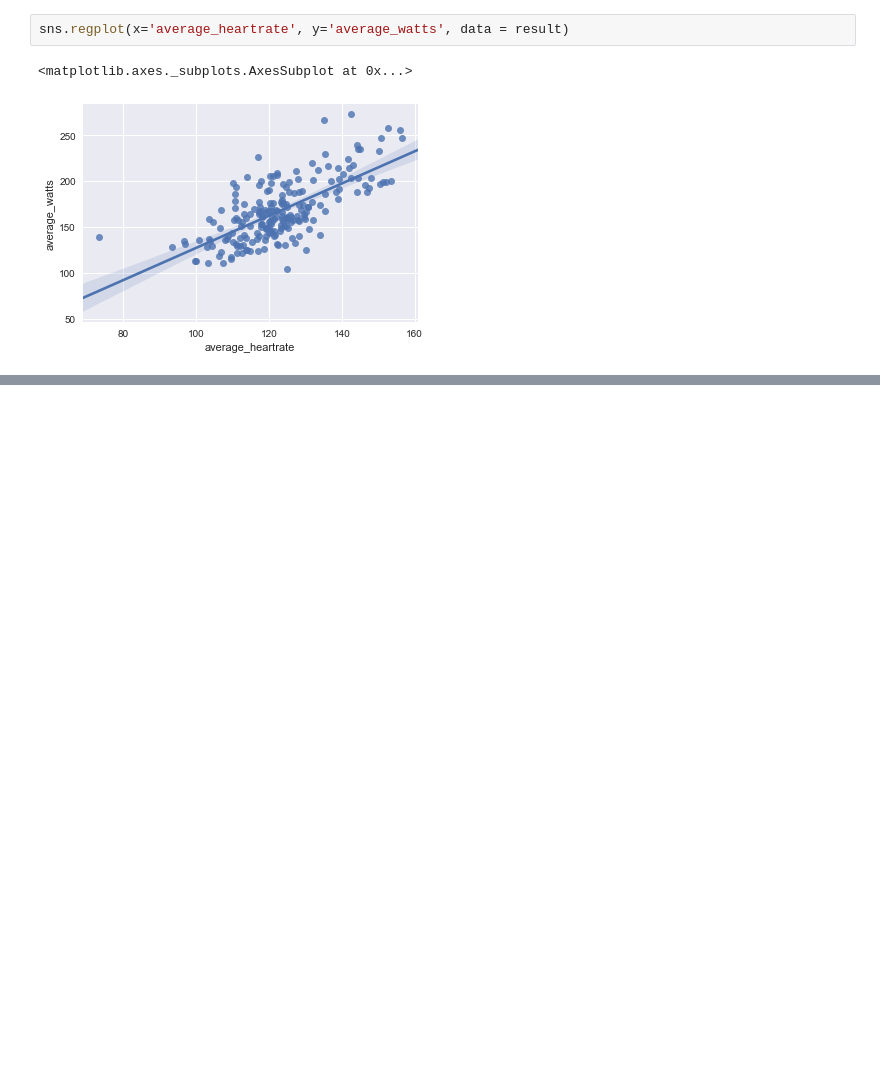
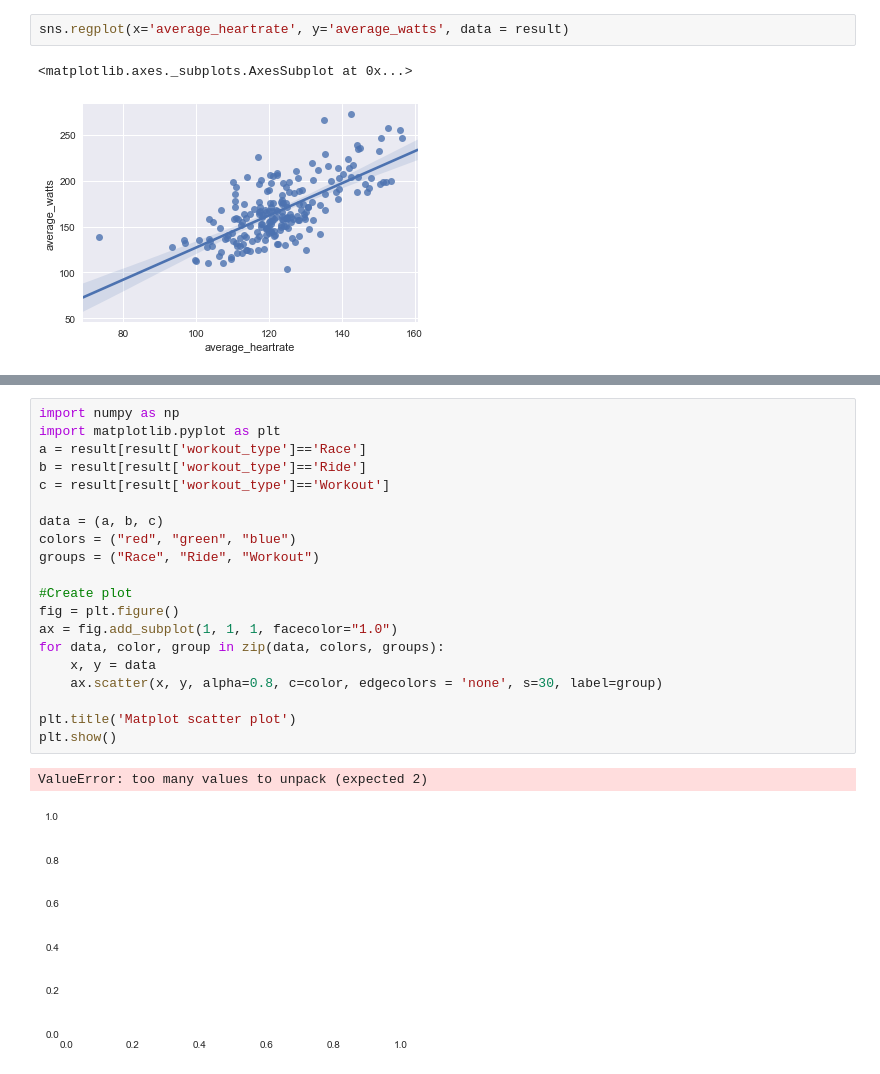
Before and after one commit to garyliu427/portfolio-2019-garyliu427, a Jupyter notebook: Portfolio 1.ipynb, the cells around one changed output, grey strips where cells are left out. Drawn from its saved outputs; the diff is of its cells as text; blank space fills up the shorter version.

```diff
--- a/Portfolio 1.ipynb
+++ b/Portfolio 1.ipynb
@@ -239,0 +219,23 @@ array([[<matplotlib.axes._subplots.AxesSubplot object at 0x...>,
+# %%
+import numpy as np
+import matplotlib.pyplot as plt
+a = result[result['workout_type']=='Race']
+b = result[result['workout_type']=='Ride']
+c = result[result['workout_type']=='Workout']
+
+data = (a, b, c)
+colors = ("red", "green", "blue")
+groups = ("Race", "Ride", "Workout")
+
+#Create plot
+fig = plt.figure()
+ax = fig.add_subplot(1, 1, 1, facecolor="1.0")
+for data, color, group in zip(data, colors, groups):
+    x, y = data
+    ax.scatter(x, y, alpha=0.8, c=color, edgecolors = 'none', s=30, label=group)
+
+plt.title('Matplot scatter plot')
+plt.show()
+# %% [output]
+ValueError: too many values to unpack (expected 2)
+[figure, added]
```
Also changed, not shown: parts of 3 cells of this notebook.
